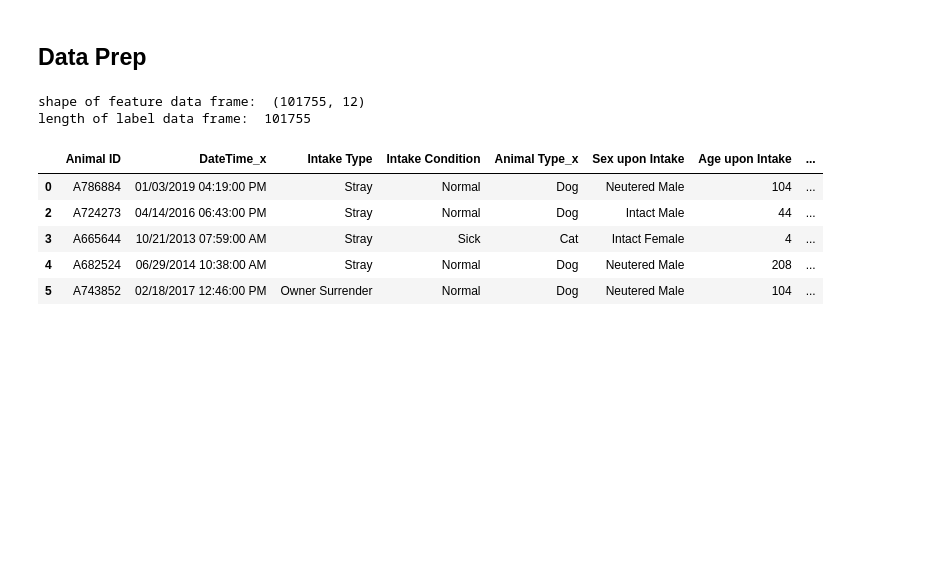
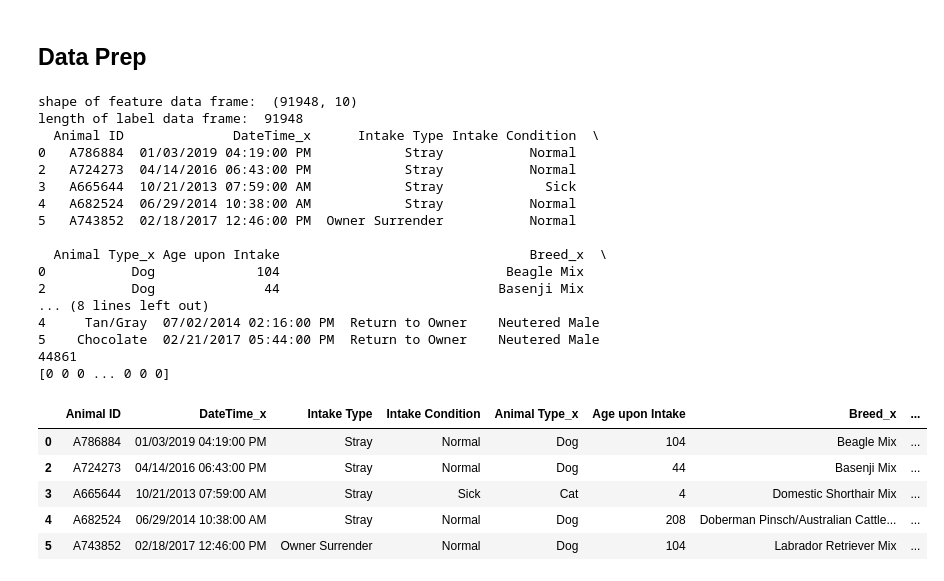
Before and after one commit to cecevu/datamining_project, a Jupyter notebook: project.ipynb, the cells around one changed output. Drawn from its saved outputs; the diff is of its cells as text; code cells hidden in the pictures; blank space fills up the shorter version.

```diff
--- a/project.ipynb
+++ b/project.ipynb
@@ -22,7 +22,7 @@ Index(['Animal ID', 'Name_x', 'DateTime_x', 'MonthYear_x', 'Found Location',
 # %% [markdown]
 ## Feature Selection ##
 # %%
-data = data.drop(columns=['Name_x','MonthYear_x','MonthYear_y','Found Location','Name_y','Animal Type_y','Color_y','Breed_y','Outcome Subtype','Date of Birth'])
+data = data.drop(columns=['Name_x','MonthYear_x','MonthYear_y','Found Location','Name_y','Animal Type_y','Color_y','Breed_y','Outcome Subtype','Date of Birth', 'Age upon Outcome', 'Sex upon Intake'])
 print(data.head())
 data.shape
 # %% [output]
@@ -71,25 +74,16 @@ print(data)
 # %%
 for i in range(len(data)):
-    age = str(data.iloc[i,6])
-    age2 = str(data.iloc[i,12])
+    age = str(data.iloc[i,5])
     age = age.split()
-    age2 = age2.split()
-    if len(age2) < 2 or len(age) < 2:
+    if len(age) < 2:
         data.drop(i)
         continue
     if (age[1] == 'years' or age[1] == 'year'):
-        data.iloc[i,6] = int(age[0]) * 52
+        data.iloc[i,5] = int(age[0]) * 52
     elif (age[1] == 'months' or age[1] == 'month'):
-        data.iloc[i,6] = int(age[0]) * 4
+        data.iloc[i,5] = int(age[0]) * 4
     else:
-        data.iloc[i,6] = int(age[0])
-
-    if (age2[1] == 'years' or age2[1] == 'year'):
-        data.iloc[i,12] = int(age2[0]) * 52
-    elif (age2[1] == 'months' or age2[1] == 'month'):
-        data.iloc[i,12] = int(age2[0]) * 4
-    else:
-        data.iloc[i,12] = int(age2[0])
+        data.iloc[i,5] = int(age[0])
 
 #print(data.head())
 # %%
@@ -117,18 +111,45 @@ print(data)
 # %% [markdown]
 ## Data Prep ##
+# %%
+data = data.loc[data['Sex upon Outcome'] != 'Unknown']
 # %%
 label_df = data['Outcome Type']
 feature_df = data.drop(columns=['Outcome Type'])
 label_df = label_df.values.ravel()
 print("shape of feature data frame: ", feature_df.shape)
 print("length of label data frame: " , len(label_df))
+
+print(data.head())
+
+for i in range(len(label_df)):
+    if label_df[i] == 'Adoption' or label_df[i] == 1:
+        label_df[i] = 1
+    else:
+        label_df[i] = 0
+print(sum(label_df))
+print(label_df)
 feature_df.head()
 # %% [output]
-shape of feature data frame:  (101755, 12)
-length of label data frame:  101755
+shape of feature data frame:  (91948, 10)
+length of label data frame:  91948
+  Animal ID              DateTime_x      Intake Type Intake Condition  \
+0   A786884  01/03/2019 04:19:00 PM            Stray           Normal
+2   A724273  04/14/2016 06:43:00 PM            Stray           Normal
+3   A665644  10/21/2013 07:59:00 AM            Stray             Sick
+4   A682524  06/29/2014 10:38:00 AM            Stray           Normal
+5   A743852  02/18/2017 12:46:00 PM  Owner Surrender           Normal
+
+  Animal Type_x Age upon Intake                                Breed_x  \
+0           Dog             104                             Beagle Mix
+2           Dog              44                            Basenji Mix
+... (8 lines left out)
+4     Tan/Gray  07/02/2014 02:16:00 PM  Return to Owner    Neutered Male
+5    Chocolate  02/21/2017 05:44:00 PM  Return to Owner    Neutered Male
+44861
+[0 0 0 ... 0 0 0]
-|  | Animal ID | DateTime_x | Intake Type | Intake Condition | Animal Type_x | Sex upon Intake | Age upon Intake | ... |
-| 0 | A786884 | 01/03/2019 04:19:00 PM | Stray | Normal | Dog | Neutered Male | 104 | ... |
-| 2 | A724273 | 04/14/2016 06:43:00 PM | Stray | Normal | Dog | Intact Male | 44 | ... |
-| 3 | A665644 | 10/21/2013 07:59:00 AM | Stray | Sick | Cat | Intact Female | 4 | ... |
-| 4 | A682524 | 06/29/2014 10:38:00 AM | Stray | Normal | Dog | Neutered Male | 208 | ... |
-| 5 | A743852 | 02/18/2017 12:46:00 PM | Owner Surrender | Normal | Dog | Neutered Male | 104 | ... |
+|  | Animal ID | DateTime_x | Intake Type | Intake Condition | Animal Type_x | Age upon Intake | Breed_x | ... |
+| 0 | A786884 | 01/03/2019 04:19:00 PM | Stray | Normal | Dog | 104 | Beagle Mix | ... |
+| 2 | A724273 | 04/14/2016 06:43:00 PM | Stray | Normal | Dog | 44 | Basenji Mix | ... |
+| 3 | A665644 | 10/21/2013 07:59:00 AM | Stray | Sick | Cat | 4 | Domestic Shorthair Mix | ... |
+| 4 | A682524 | 06/29/2014 10:38:00 AM | Stray | Normal | Dog | 208 | Doberman Pinsch/Australian Cattle... | ... |
+| 5 | A743852 | 02/18/2017 12:46:00 PM | Owner Surrender | Normal | Dog | 104 | Labrador Retriever Mix | ... |
```
Also changed, not shown: parts of 13 cells of this notebook.
